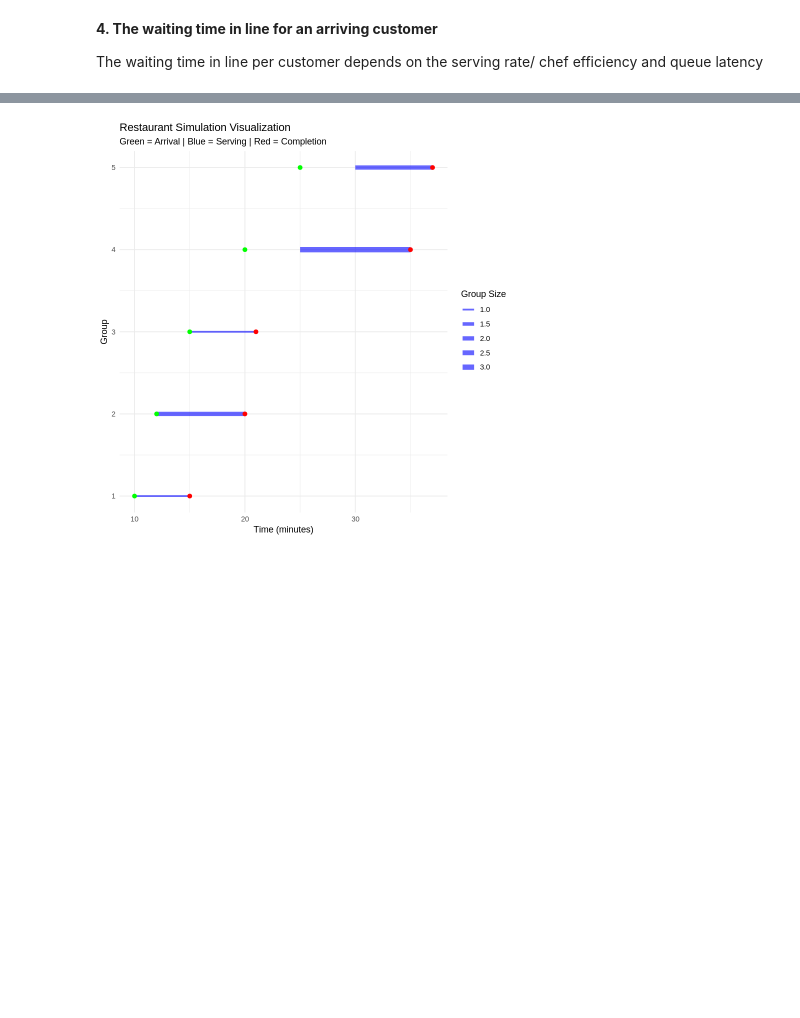
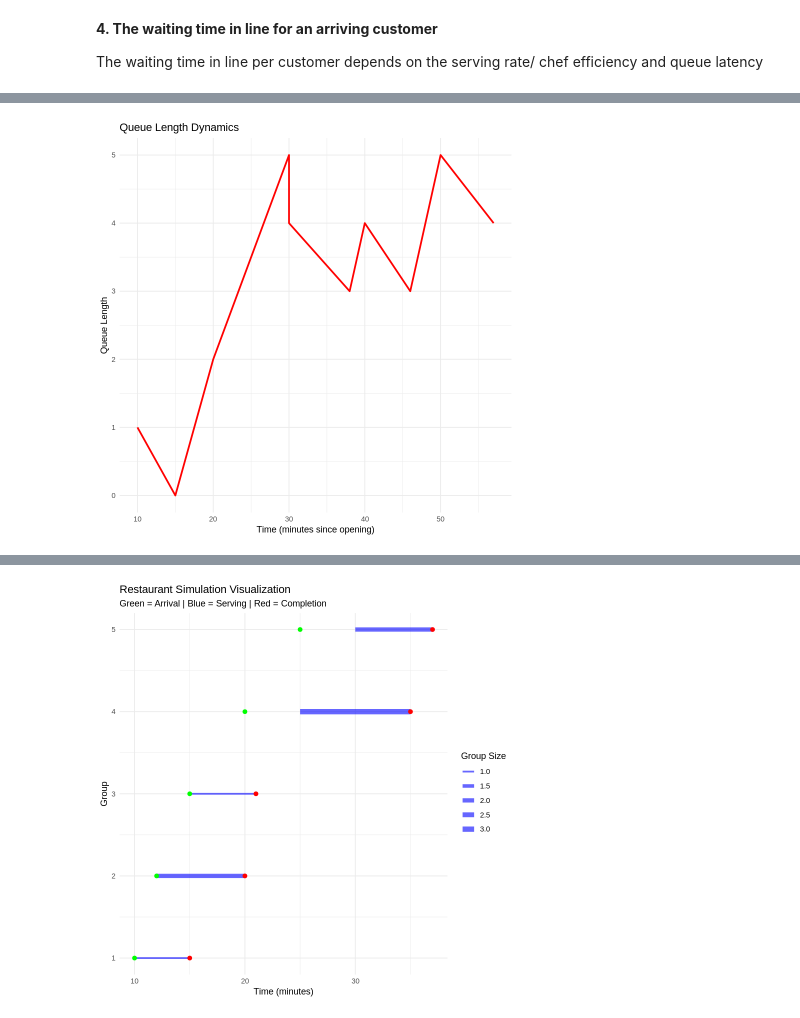
Before and after one commit to zoraizmohammad/dukeClasses, a Jupyter notebook: sta240/finalProject/STA240FinalSimulation.ipynb, the cells around one changed output, grey strips where cells are left out. Saved outputs shown, nothing was run; the diff lists cells and outputs as text; code cells hidden in the pictures; blank space fills up the shorter version.

```diff
--- a/sta240/finalProject/STA240FinalSimulation.ipynb
+++ b/sta240/finalProject/STA240FinalSimulation.ipynb
@@ -925,0 +1012,54 @@ Waiting times for each group:
+# %%
+plot_queue_dynamics <- function(arrival_times, group_sizes, L, service_times) {
+  # Combine arrival and departure events
+  event_times <- data.frame(
+    Time = c(arrival_times, arrival_times + service_times),
+    Type = c(rep("Arrival", length(arrival_times)), rep("Departure", length(service_times))),
+    GroupSize = c(group_sizes, rep(0, length(service_times)))  # Group size only for arrivals
+  )
+
+  # Sort events by time
+  event_times <- event_times[order(event_times$Time), ]
+
+  # Initialize queue dynamics tracking
+  queue_length <- 0
+  time_points <- c()
+  queue_sizes <- c()
+
+  # Simulate queue dynamics
+  for (i in 1:nrow(event_times)) {
+    if (event_times$Type[i] == "Arrival") {
+      # Add group size to the queue on arrival
+      queue_length <- queue_length + event_times$GroupSize[i]
+    } else {
+      # Reduce the queue length by 1 for each departure
+      queue_length <- max(0, queue_length - 1)
+    }
+    # Record the time point and queue size
+    time_points <- c(time_points, event_times$Time[i])
+    queue_sizes <- c(queue_sizes, queue_length)
+  }
+
+  # Create a data frame for plotting
+  df <- data.frame(Time = time_points, QueueSize = queue_sizes)
+
+  # Plot queue dynamics
+  ggplot(df, aes(x = Time, y = QueueSize)) +
+    geom_line(color = "red", size = 1) +
+    labs(title = "Queue Length Dynamics",
+         x = "Time (minutes since opening)",
+         y = "Queue Length") +
+    theme_minimal()
+}
+
+# Example Usage
+arrival_times <- c(10, 20, 30, 40, 50)  # Example arrival times
+group_sizes <- c(1, 2, 3, 1, 2)         # Example group sizes
+service_times <- c(5, 10, 8, 6, 7)      # Example service times
+L <- 5                                  # Number of chefs
+
+# Plot queue dynamics
+queue_plot <- plot_queue_dynamics(arrival_times, group_sizes, L, service_times)
+print(queue_plot)
+# %% [output]
+[figure, added]
```
Also changed, not shown: parts of 26 cells of this notebook.
